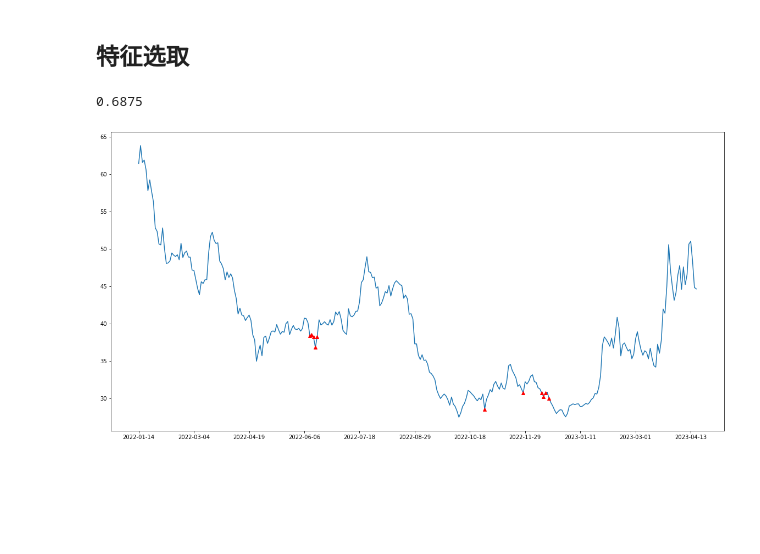
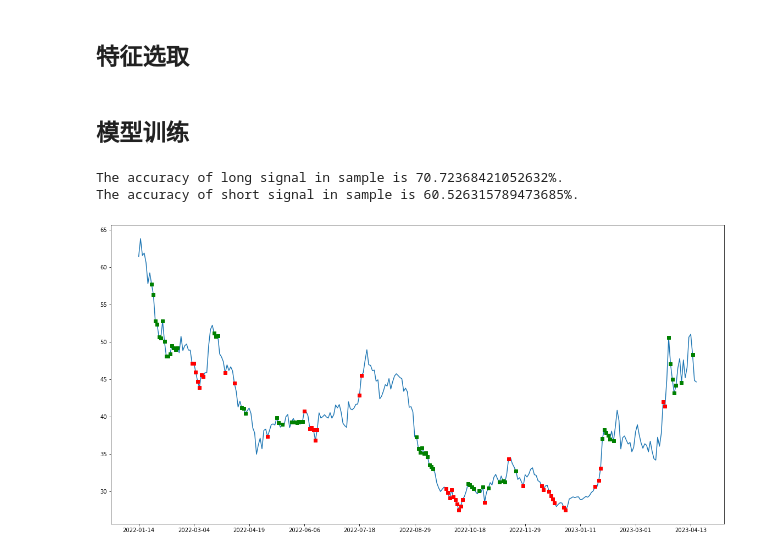
Before and after one commit to ypan-code/factors, a Jupyter notebook: SVM择时.ipynb, the cells around one changed output. Cells and saved outputs as stored; diff of their text form; code cells hidden in the pictures; blank space fills up the shorter version.

```diff
--- a/SVM择时.ipynb
+++ b/SVM择时.ipynb
@@ -21,11 +21,13 @@
 - 样本太少，很玄学
 # %%
 import pandas as pd
+import math
 # 读取300571.SZ的数据
 raw_data = pd.read_csv('./stock_data.csv', index_col = 0)
 raw_data = raw_data[raw_data.stock == '300571.SZ']
 # 未来5天收盘价变化2%则为正样本，否则为负样本
-raw_data['label'] = (raw_data.close.shift(-5) / raw_data.close - 1) >= 0.02
+raw_data['label_long'] = (raw_data.close.shift(-10) / raw_data.close - 1) >= 0.02
+raw_data['label_short'] = (raw_data.close.shift(-10) / raw_data.close - 1) <= -0.01
 raw_data = raw_data.dropna()
 # %% [markdown]
 ## 特征选取
@@ -41,49 +43,62 @@ raw_data['bias20'] = (raw_data.close - raw_data.ma20) / raw_data.ma20
 # 添加布林特征
 raw_data['boll'] = (raw_data.close - raw_data.ma20) / (2 * raw_data.close.rolling(20).std())
 # 添加MACD特征
-raw_data['dif'] = raw_data.close.ewm(10).mean() - raw_data.close.ewm(26).mean()
-raw_data['dea'] = raw_data.dif.ewm(5).mean()
+raw_data['dif'] = raw_data.close.ewm(5).mean() - raw_data.close.ewm(10).mean()
+raw_data['dea'] = raw_data.dif.ewm(6).mean()
 raw_data['macd'] = 2 * (raw_data.dif - raw_data.dea)
 # 添加价格的历史分位数
-raw_data['price_rank'] = raw_data.close.rolling(21).apply(lambda x: x.rank()[-1] / 21)
+raw_data['price_rank_1_months'] = raw_data.close.rolling(21).apply(lambda x: x.rank()[-1] / 42)
+raw_data['price_rank_2_months'] = raw_data.close.rolling(42).apply(lambda x: x.rank()[-1] / 42)
+# 所有特征
+features = ['boll', 'macd', 'price_rank_1_months']
 # %%
 # 提取布林特征，macd特征
-data = raw_data[['boll', 'macd', 'price_rank', 'label']]
+data = raw_data[features + ['label_long', 'label_short']]
 data = data.dropna()
 # 标准化
-data[['boll', 'macd', 'price_rank']] = (data[['boll', 'macd', 'price_rank']] - data[['boll', 'macd', 'price_rank']].mean()) / data[['boll', 'macd', 'price_rank']].std()
+data[features] = (data[features] - data[features].mean()) / data[features].std()
 # 分割训练集与测试集
 train = data[:int(len(data) * 0.8)]
 test = data[int(len(data) * 0.8):]
 # 生成训练集和测试集的特征和标签
-train_x = train.drop('label', axis = 1)
-train_y = train['label']
-test_x = test.drop('label', axis = 1)
-test_y = test['label']
+train_x = train.drop(['label_long', 'label_short'], axis = 1)
+train_y_long = train['label_long']
+train_y_short = train['label_short']
+test_x = test.drop(['label_long', 'label_short'], axis = 1)
+test_y_long = test['label_long']
+test_y_short = test['label_short']
+# %% [markdown]
+## 模型训练
 # %%
 # 导入SVM模型
 from sklearn import svm
 # 建立模型
-model = svm.SVC()
+model_long = svm.SVC()
+model_short = svm.SVC()
 # 训练模型
-model.fit(train_x, train_y)
+model_long.fit(train_x, train_y_long)
+model_short.fit(train_x, train_y_short)
 # 预测300571.SZ的涨跌
-pred = model.predict(test_x)
+pred_long = model_long.predict(test_x)
+pred_short = model_short.predict(test_x)
 # 评估
 from sklearn.metrics import accuracy_score
-print(accuracy_score(test_y, pred))
+print('The accuracy of long signal in sample is ' + str(accuracy_score(test_y_long, pred_long) * 100) + '%.')
+print('The accuracy of short signal in sample is ' + str(accuracy_score(test_y_short, pred_short) * 100) + '%.')
 # %% [output]
-0.6875
+The accuracy of long signal in sample is 70.72368421052632%.
+The accuracy of short signal in sample is 60.526315789473685%.
 # %%
 # 根据data中的数据，画出股票k线图
 import matplotlib.pyplot as plt
 import numpy as np
 plt.figure(figsize = (20, 10))
 plt.plot(test_x.index, raw_data['close'][test_x.index])
 # 标记预测的买入点
-plt.plot(test_x[pred == True].index, raw_data['close'][test_x[pred == True].index], 'r^')
+plt.plot(test_x[pred_long == True].index, raw_data['close'][test_x[pred_long == True].index], 'rs')
+plt.plot(test_x[pred_short == True].index, raw_data['close'][test_x[pred_short == True].index], 'gs')
 my_x_ticks = np.arange(0, len(test_x.index), int(len(test_x.index) / 10))
 plt.xticks(my_x_ticks)
 plt.show()
 # %% [output]
-[figure, old version]
+[figure, new version]
```
